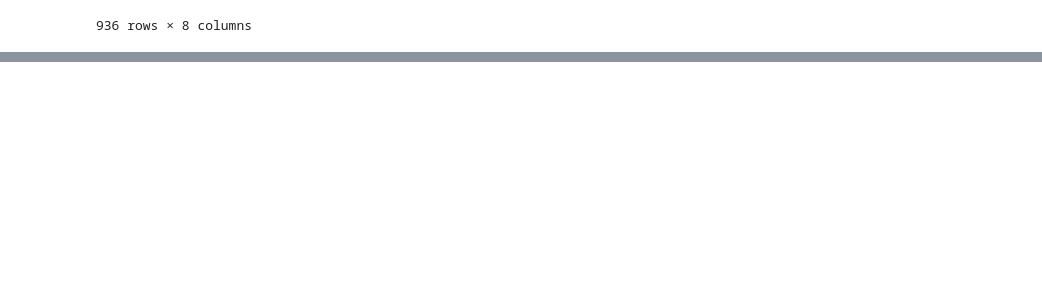
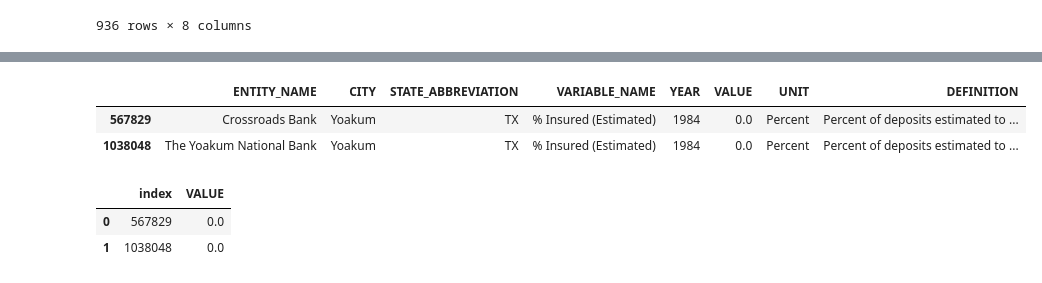
Before and after one commit to vksk0258/snowflake-streamlit, a Jupyter notebook: query.ipynb, the cells around one changed output, grey strips where cells are left out. Cells and saved outputs as stored; diff of their text form; code cells hidden in the pictures; blank space fills up the shorter version.

```diff
--- a/query.ipynb
+++ b/query.ipynb
@@ -96,0 +115,4 @@ NameError: name 'alt' is not defined
+# %%
+city_name_options_Insured = np.sort(filtered_df_state_Insured['CITY'].unique())
+filtered_df_city_Insured = filtered_df_state_Insured[filtered_df_state_Insured['CITY'] == 'Anchorage']
+filtered_df_city_Insured
@@ -96,0 +133,15 @@ NameError: name 'alt' is not defined
+# %%
+year_options_Insured = np.sort(filtered_df_city_Insured['YEAR'].unique())
+filtered_year_df_Insured = filtered_df_city_Insured[filtered_df_city_Insured['YEAR'] == 1984]
+filtered_year_df_Insured
+# %% [output]
+|  | ENTITY_NAME | CITY | STATE_ABBREVIATION | VARIABLE_NAME | YEAR | VALUE | UNIT | DEFINITION |
+| 567829 | Crossroads Bank | Yoakum | TX | % Insured (Estimated) | 1984 | 0.0 | Percent | Percent of deposits estimated to ... |
+| 1038048 | The Yoakum National Bank | Yoakum | TX | % Insured (Estimated) | 1984 | 0.0 | Percent | Percent of deposits estimated to ... |
+# %%
+df_top10 = filtered_year_df_Insured['VALUE'].nlargest(10).reset_index()
+df_top10
+# %% [output]
+|  | index | VALUE |
+| 0 | 567829 | 0.0 |
+| 1 | 1038048 | 0.0 |
```
Also changed, not shown: parts of 10 cells of this notebook, 4 other files.
